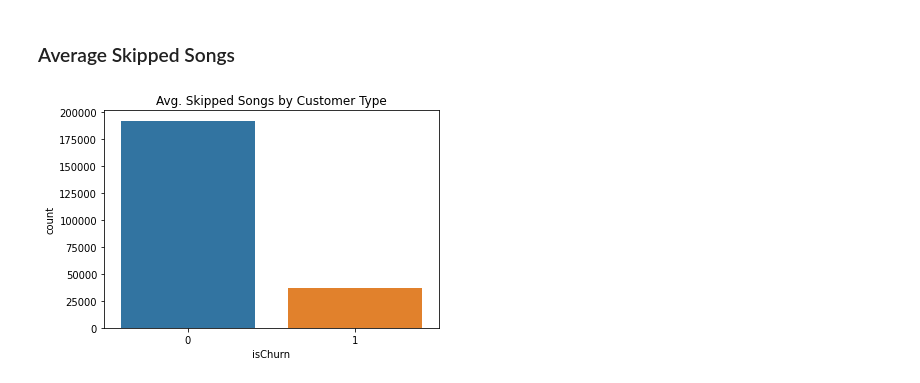
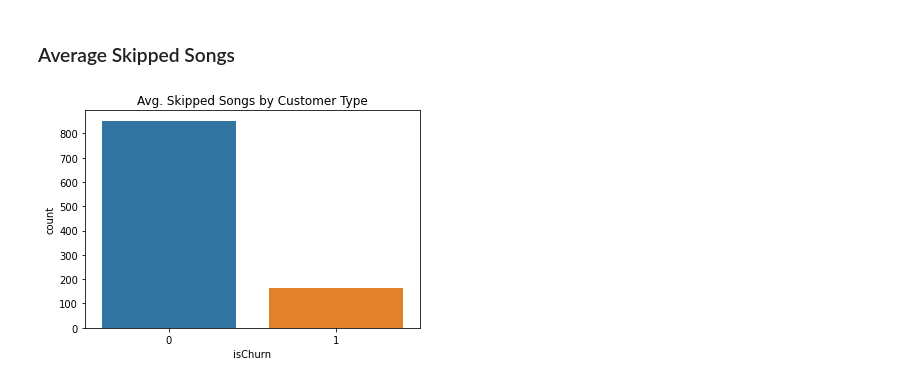
Before and after one commit to ShreeraamGit/Sparkify_customer_churn_project, a Jupyter notebook: sparkly_churn_project.ipynb, the cells around one changed output. Drawn from its saved outputs; the diff is of its cells as text; code cells hidden in the pictures.

```diff
--- a/sparkly_churn_project.ipynb
+++ b/sparkly_churn_project.ipynb
@@ -28,7 +28,7 @@ import matplotlib.pyplot as plt
 # %%
 spark = SparkSession \
     .builder \
-    .appName("Sparkify_project") \
+    .appName("Sparkify_project_new") \
     .getOrCreate()
 # %%
 spark
@@ -395,5 +395,3 @@ plt.title('Churned Customer Distribution by Gender');
 [figure]
 # %% [markdown]
 ### Average Skipped Songs
-# %%
-skipped_songs = df.where(df['page'] == 'NextSong').groupby('isChurn').count().toPandas()
@@ -402,5 +398,22 @@ skipped_songs
-# %%
-sns.barplot('isChurn', 'count', data= skipped_songs)
-plt.title('Avg. Skipped Songs by Customer Type');
-# %% [output]
-[figure, removed]
+# %%
+def avg_skipped_songs(data):
+
+    '''
+    Funtion to load data and plot the bar plot for average skipped songs.
+
+    INPUT
+    filename = data - a spark dataframe
+    OUTPUT
+    df - a bar plot from seaborn
+
+    '''
+
+
+    skipped_songs = data.where(data['page'] == 'NextSong').groupby('isChurn').count().toPandas()
+    skipped_songs[['count']] = skipped_songs[['count']].div(df_distinct.count(),axis=0)
+    sns.barplot('isChurn', 'count', data= skipped_songs)
+    plt.title('Avg. Skipped Songs by Customer Type');
+# %%
+avg_skipped_songs(df)
+# %% [output]
+[figure, added]
```
Also changed, not shown: parts of 7 cells of this notebook.
